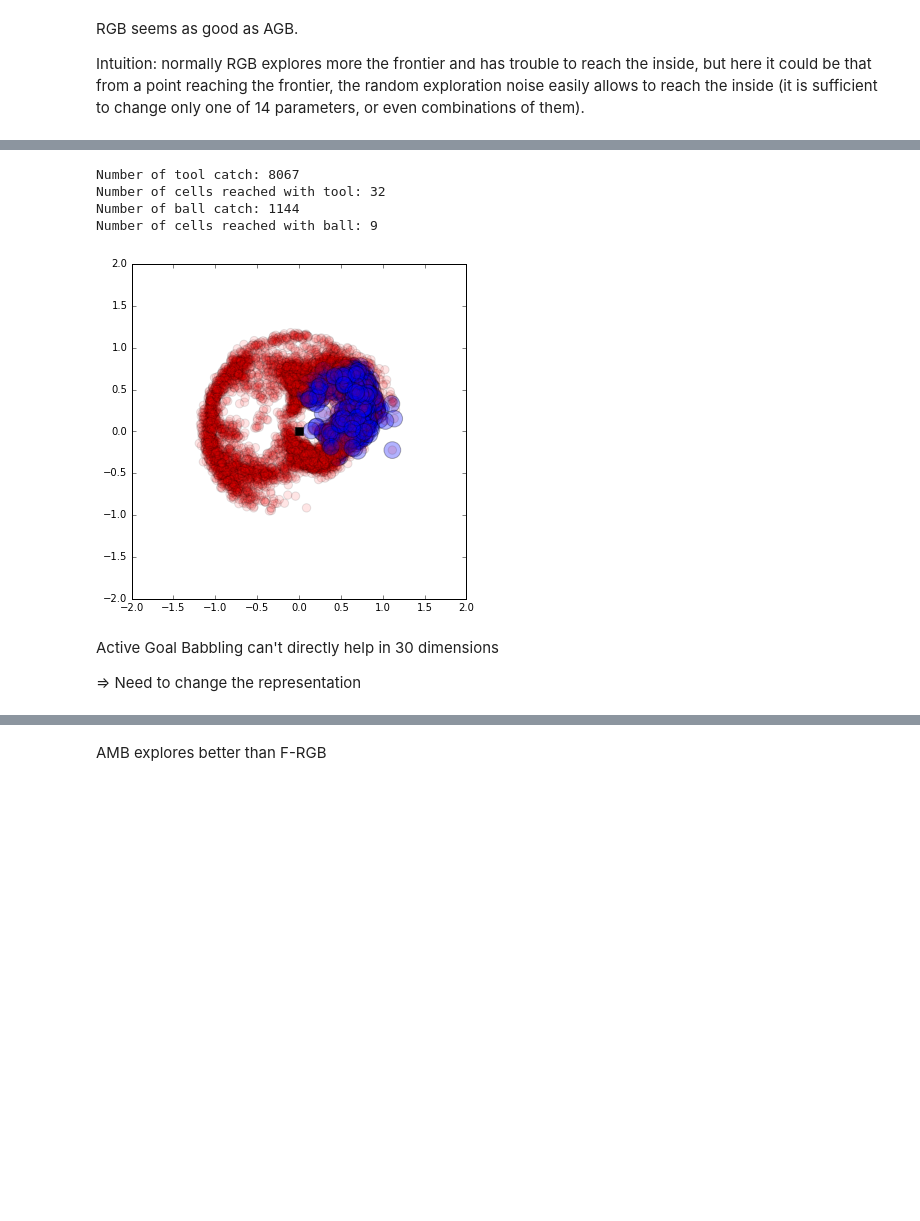
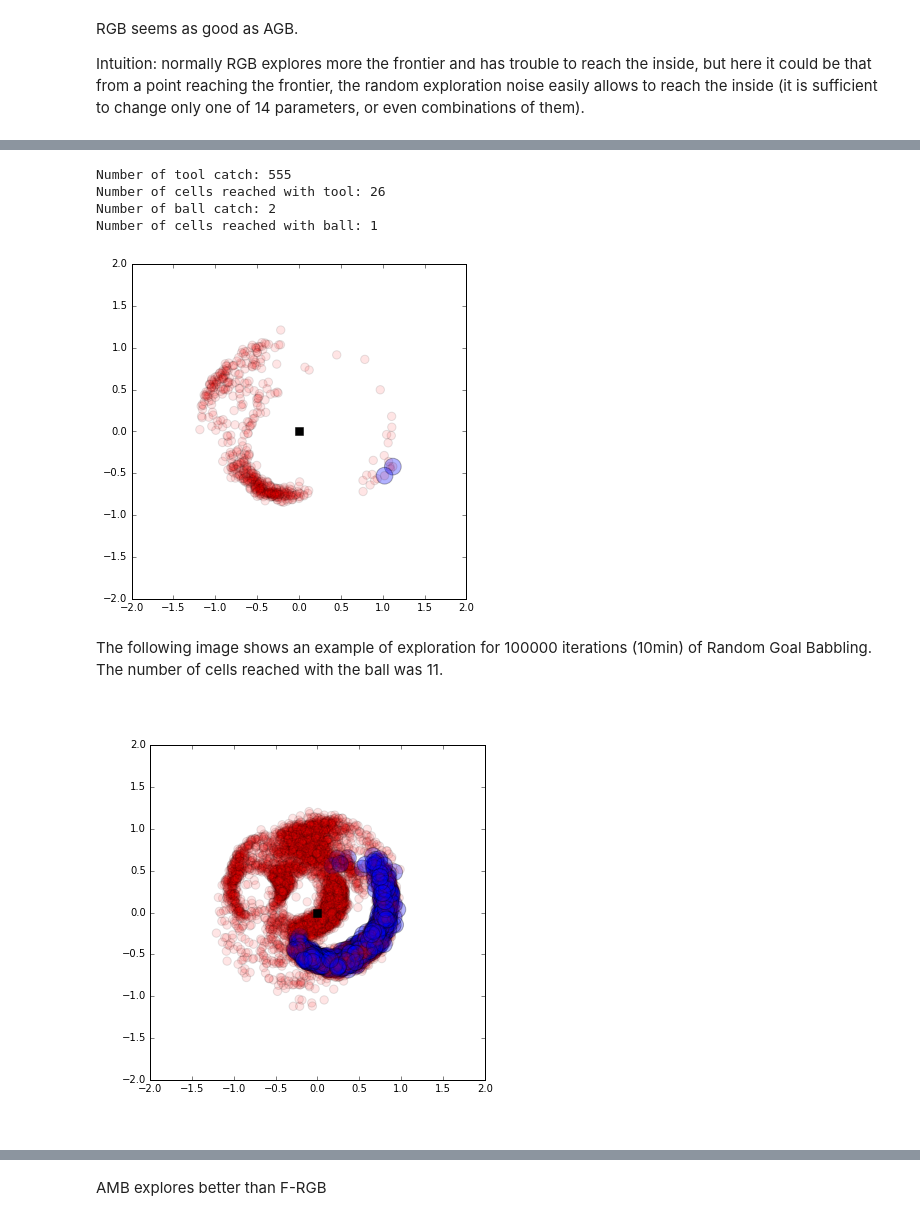
Before and after one commit to sebastien-forestier/ExplorationAlgorithms, a Jupyter notebook: main.ipynb, the cells around one changed output, grey strips where cells are left out. Saved outputs shown, nothing was run; the diff lists cells and outputs as text; code cells hidden in the pictures; blank space fills up the shorter version.

```diff
--- a/main.ipynb
+++ b/main.ipynb
@@ -324,7 +339,7 @@ m = environment3.random_motors()[0]
 s = environment3.update(m)
 sm_model.update(m, s)
 
-for _ in range(100000):
+for _ in range(20000):
     if (not sm_model.bootstrapped_s) or random() < 0.2:
         m = environment3.random_motors()[0]
         s = environment3.update(m)
@@ -342,18 +357,22 @@ for _ in range(100000):
         sm_model.update(m, s)
     plot_s(s) # plot the observed sensory effect
 
+#plt.savefig('explored_RGB_100000it')
 
 print "Number of tool catch:", len(explored_s_agb_t)
 print "Number of cells reached with tool:", int(compute_explo(array(explored_s_agb_t), array([-2., -2.]), array([2., 2.]), gs=grid_size))
 print "Number of ball catch:", len(explored_s_agb_o)
 print "Number of cells reached with ball:", int(compute_explo(array(explored_s_agb_o), array([-2., -2.]), array([2., 2.]), gs=grid_size))
 # %% [output]
-Number of tool catch: 8067
-Number of cells reached with tool: 32
-Number of ball catch: 1144
-Number of cells reached with ball: 9
+Number of tool catch: 555
+Number of cells reached with tool: 26
+Number of ball catch: 2
+Number of cells reached with ball: 1
-[figure, old version]
+[figure, new version]
-# %% [markdown]
-Active Goal Babbling can't directly help in 30 dimensions
-
-=> Need to change the representation
+# %% [markdown]
+The following image shows an example of exploration for 100000 iterations (10min) of Random Goal Babbling.
+The number of cells reached with the ball was 11.
+# %%
+Image('./explored_RGB_100000it.png')
+# %% [output]
+[figure, added]
```
Also changed, not shown: parts of 21 cells of this notebook, 4 other files.
